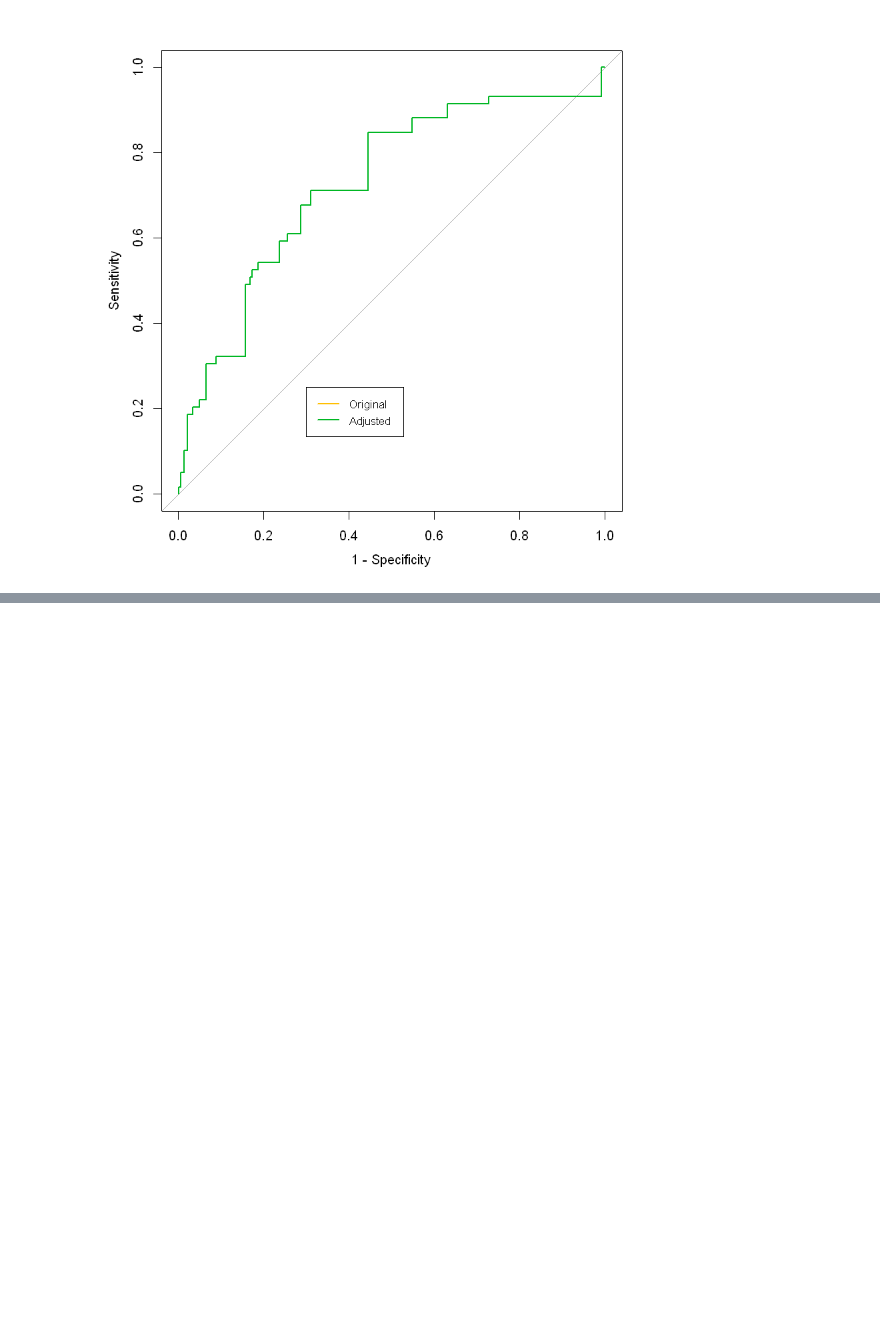
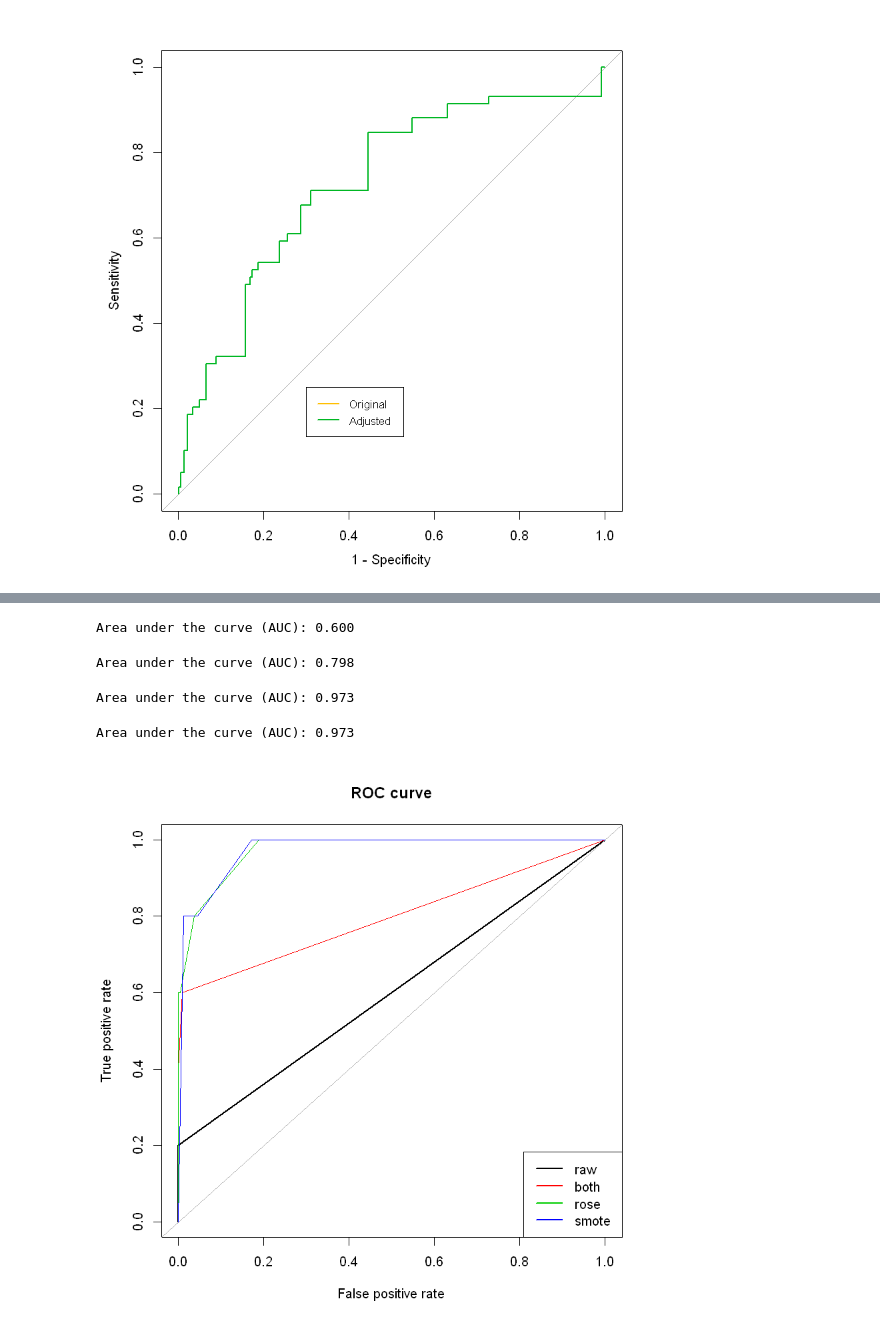
Before and after one commit to Randallzoeng/BookClub, a Jupyter notebook: AppliedPredictiveModeling/Chap. 16 Remedies for Severe Class Imbalance.ipynb, the cells around one changed output, grey strips where cells are left out. Saved outputs shown, nothing was run; the diff lists cells and outputs as text; code cells hidden in the pictures; blank space fills up the shorter version.

```diff
--- a/AppliedPredictiveModeling/Chap. 16 Remedies for Severe Class Imbalance.ipynb
+++ b/AppliedPredictiveModeling/Chap. 16 Remedies for Severe Class Imbalance.ipynb
@@ -482,0 +557,24 @@ legend(.7, .25,
+# %%
+library(rpart)
+fit_original <- rpart(cls~.,data=hacide.train)
+fit_both <- rpart(cls~.,data=hacide.train_both)
+fit_rose <- rpart(cls~.,data=hacide.train_rose)
+fit_smote <- rpart(cls~.,data=hacide.train_smote)
+
+pred_original <- predict(fit_original,newdata = hacide.test)
+pred_both <- predict(fit_both,newdata = hacide.test)
+pred_rose <- predict(fit_rose,newdata = hacide.test)
+pred_smote <- predict(fit_smote,newdata = hacide.test)
+# %%
+roc.curve(hacide.test$cls,pred_original[,2])
+roc.curve(hacide.test$cls,pred_both[,2],add=T,col=2)
+roc.curve(hacide.test$cls,pred_rose[,2],add=T,col=3)
+roc.curve(hacide.test$cls,pred_smote[,2],add=T,col=4)
+legend("bottomright", c("raw", "both","rose","smote"),
+        col=1:4,  lwd=2)
+# %% [output]
+Area under the curve (AUC): 0.600
+Area under the curve (AUC): 0.798
+Area under the curve (AUC): 0.973
+Area under the curve (AUC): 0.973
+[figure, added]
```
Also changed, not shown: parts of 12 cells of this notebook.
